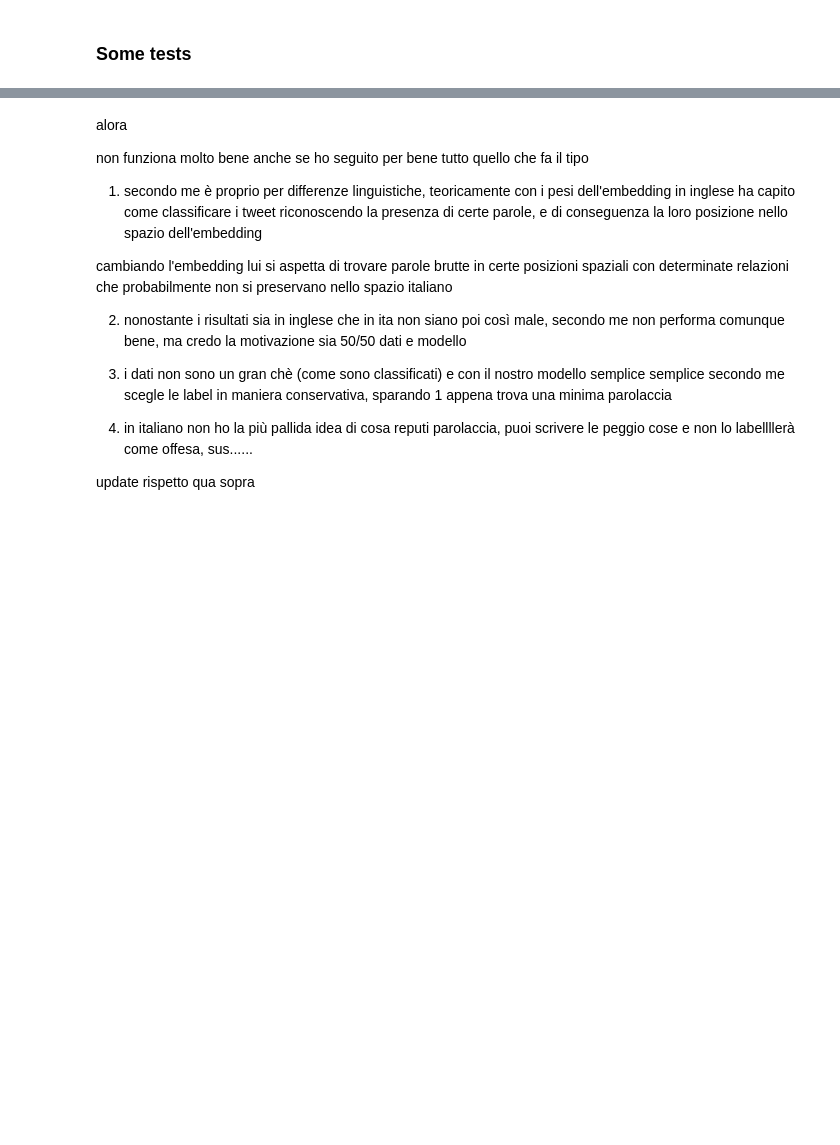
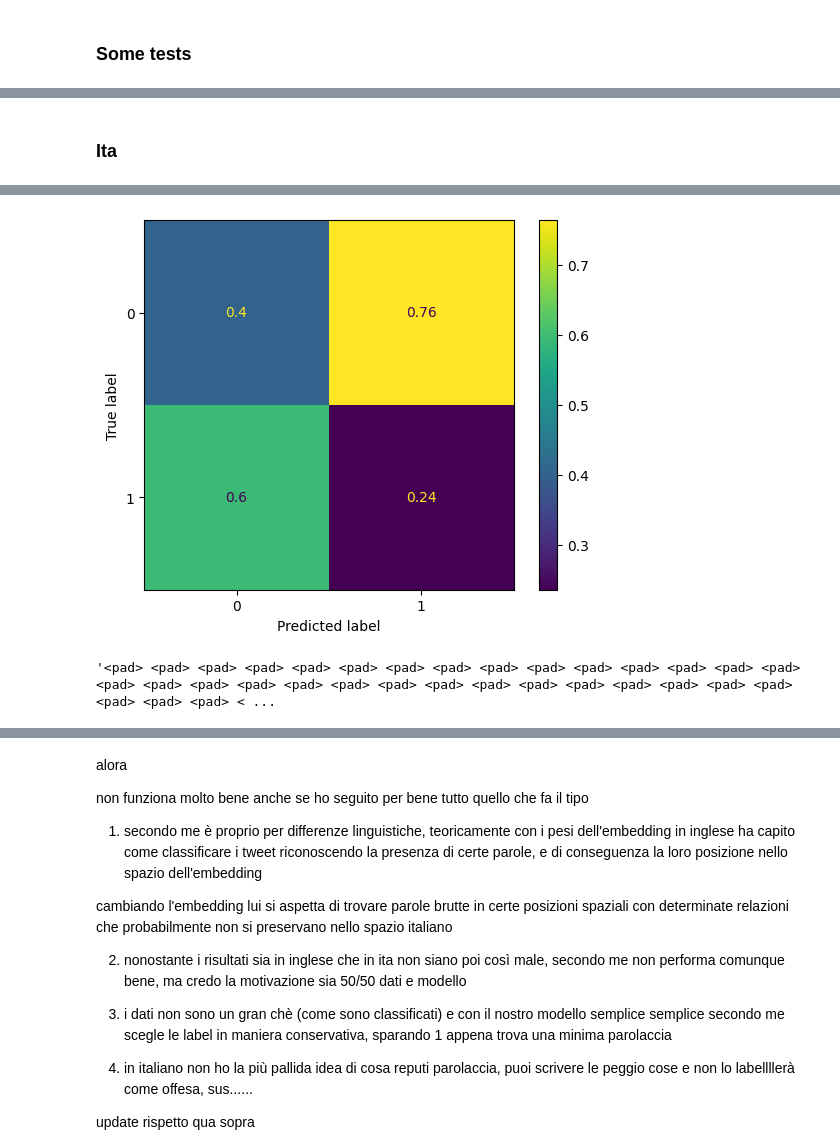
Before and after one commit to RageOfTheDucks/NLP_HSD, a Jupyter notebook: ORDINE2.ipynb, the cells around one changed output, grey strips where cells are left out. Saved outputs shown, nothing was run; the diff lists cells and outputs as text; code cells hidden in the pictures; blank space fills up the shorter version.

```diff
--- a/ORDINE2.ipynb
+++ b/ORDINE2.ipynb
@@ -739,21 +868,16 @@ model.predict(fake_tweet)
-# %%
-word2id_it = {word: idx+INDEX_FROM for idx, word in enumerate(top_n_list('it', VOCABULARY_SIZE))}
-word2id_it["<pad>"] = 0
-word2id_it["<start>"] = 2
-word2id_it["<unk>"] = 1
-
-embedding_matrix_it = create_embedding_matrix(word2id_it, embedding_word2id_it, embeddings_it, VOCABULARY_SIZE+INDEX_FROM-1, EMBEDDING_DIM)
+# %% [markdown]
+### Ita
 # %%
-model.layers[0].set_weights([embedding_matrix_it])
+cnn_model.layers[0].set_weights([embedding_matrix_it])
 # %%
 #Predict
-y_prediction = model.predict(X_test_ita)
-y_prediction = (y_prediction >= 0.5).astype(int)
-
+y_prediction_ita = cnn_model.predict(X_test_ita_padded)
+y_prediction_ita = (y_prediction_ita >= 0.5).astype(int)
 
 #Create confusion matrix and normalizes it over predicted (columns)
-cm = confusion_matrix(Y_test_ita, y_prediction , normalize='pred')
+cm = confusion_matrix(Y_test_ita, y_prediction_ita , normalize='pred')
 
 disp = ConfusionMatrixDisplay(confusion_matrix=cm)
 disp.plot()
 plt.show()
+# %% [output]
@@ -759,0 +885 @@ plt.show()
+[figure, added]
@@ -760 +891,5 @@ plt.show()
+# %%
+test[55]
+# %% [output]
+'<pad> <pad> <pad> <pad> <pad> <pad> <pad> <pad> <pad> <pad> <pad> <pad> <pad> <pad> <pad> <pad> <pad> <pad> <pad> <pad> <pad> <pad> <pad> <pad> <pad> <pad> <pad> <pad> <pad> <pad> <pad> <pad> <pad> < ...
 # %%
```
Also changed, not shown: parts of 61 cells of this notebook.
